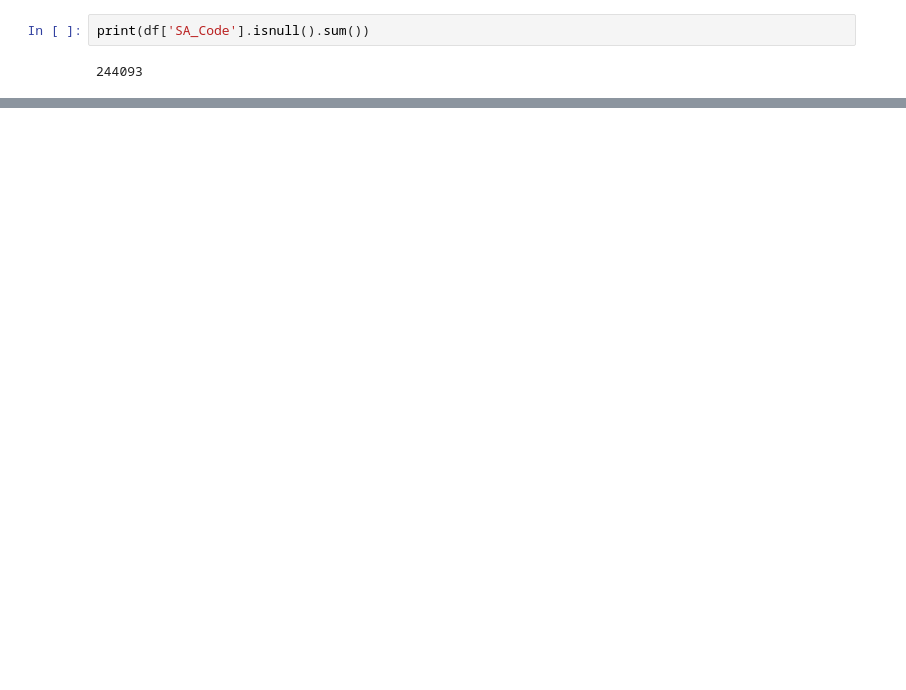
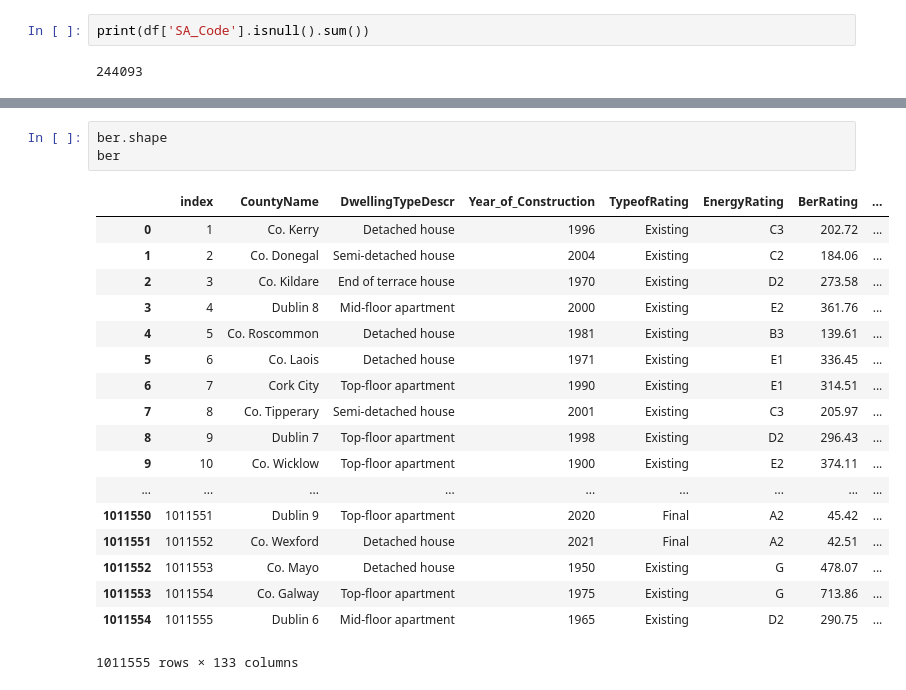
Before and after one commit to codefromjames/eire.energy, a Jupyter notebook: Building Energy Rating Prediction.ipynb, the cells around one changed output, grey strips where cells are left out. Saved outputs shown, nothing was run; the diff lists cells and outputs as text; blank space fills up the shorter version.

```diff
--- a/Building Energy Rating Prediction.ipynb
+++ b/Building Energy Rating Prediction.ipynb
@@ -481,0 +141,22 @@ TypeError: '(slice(None, None, None), 'BerRating')' is an invalid key
+# %%
+ber.shape
+ber
+# %% [output]
+|  | index | CountyName | DwellingTypeDescr | Year_of_Construction | TypeofRating | EnergyRating | BerRating | ... |
+| 0 | 1 | Co. Kerry | Detached house | 1996 | Existing | C3 | 202.72 | ... |
+| 1 | 2 | Co. Donegal | Semi-detached house | 2004 | Existing | C2 | 184.06 | ... |
+| 2 | 3 | Co. Kildare | End of terrace house | 1970 | Existing | D2 | 273.58 | ... |
+| 3 | 4 | Dublin 8 | Mid-floor apartment | 2000 | Existing | E2 | 361.76 | ... |
+| 4 | 5 | Co. Roscommon | Detached house | 1981 | Existing | B3 | 139.61 | ... |
+| 5 | 6 | Co. Laois | Detached house | 1971 | Existing | E1 | 336.45 | ... |
+| 6 | 7 | Cork City | Top-floor apartment | 1990 | Existing | E1 | 314.51 | ... |
+| 7 | 8 | Co. Tipperary | Semi-detached house | 2001 | Existing | C3 | 205.97 | ... |
+| 8 | 9 | Dublin 7 | Top-floor apartment | 1998 | Existing | D2 | 296.43 | ... |
+| 9 | 10 | Co. Wicklow | Top-floor apartment | 1900 | Existing | E2 | 374.11 | ... |
+| ... | ... | ... | ... | ... | ... | ... | ... | ... |
+| 1011550 | 1011551 | Dublin 9 | Top-floor apartment | 2020 | Final | A2 | 45.42 | ... |
+| 1011551 | 1011552 | Co. Wexford | Detached house | 2021 | Final | A2 | 42.51 | ... |
+| 1011552 | 1011553 | Co. Mayo | Detached house | 1950 | Existing | G | 478.07 | ... |
+| 1011553 | 1011554 | Co. Galway | Top-floor apartment | 1975 | Existing | G | 713.86 | ... |
+| 1011554 | 1011555 | Dublin 6 | Mid-floor apartment | 1965 | Existing | D2 | 290.75 | ... |
+1011555 rows × 133 columns
```
Also changed, not shown: parts of 49 cells of this notebook.
